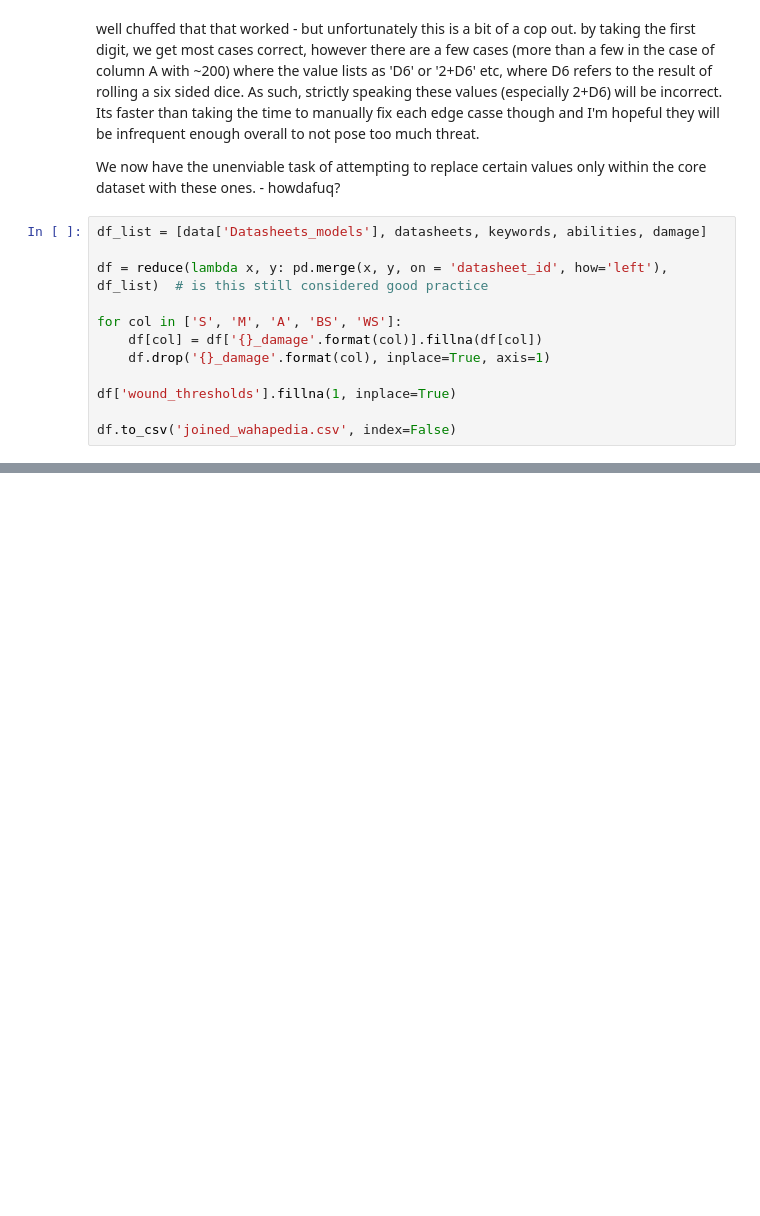
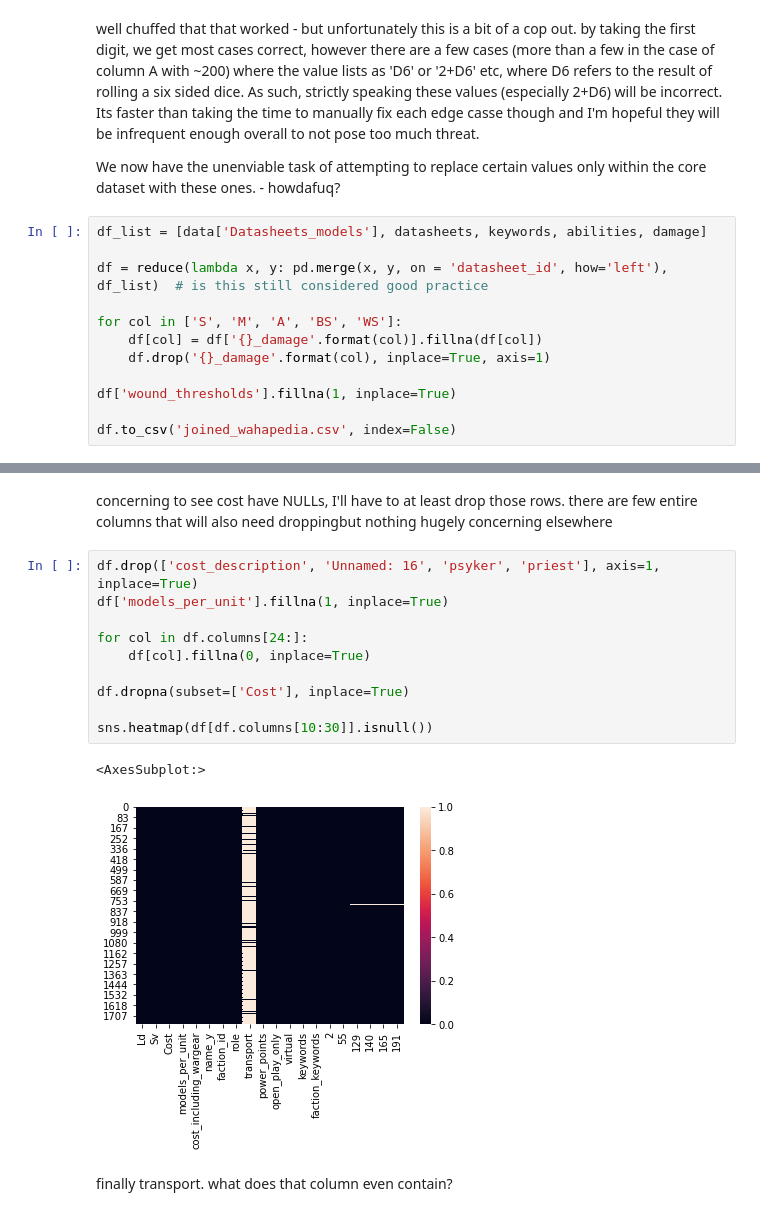
Before and after one commit to JohnStokes228/40k_points_regression, a Jupyter notebook: points_regression.ipynb, the cells around one changed output, grey strips where cells are left out. Saved outputs shown, nothing was run; the diff lists cells and outputs as text; blank space fills up the shorter version.

```diff
--- a/points_regression.ipynb
+++ b/points_regression.ipynb
@@ -305,0 +349,17 @@ up next, the aforementioned cleaning i guess...
+# %% [markdown]
+concerning to see cost have NULLs, I'll have to at least drop those rows. there are few entire columns that will also need droppingbut nothing hugely concerning elsewhere
+# %%
+df.drop(['cost_description', 'Unnamed: 16', 'psyker', 'priest'], axis=1, inplace=True)
+df['models_per_unit'].fillna(1, inplace=True)
+
+for col in df.columns[24:]:
+    df[col].fillna(0, inplace=True)
+
+df.dropna(subset=['Cost'], inplace=True)
+
+sns.heatmap(df[df.columns[10:30]].isnull())
+# %% [output]
+<AxesSubplot:>
+[figure, added]
+# %% [markdown]
+finally transport. what does that column even contain?
```
Also changed, not shown: parts of 21 cells of this notebook.
